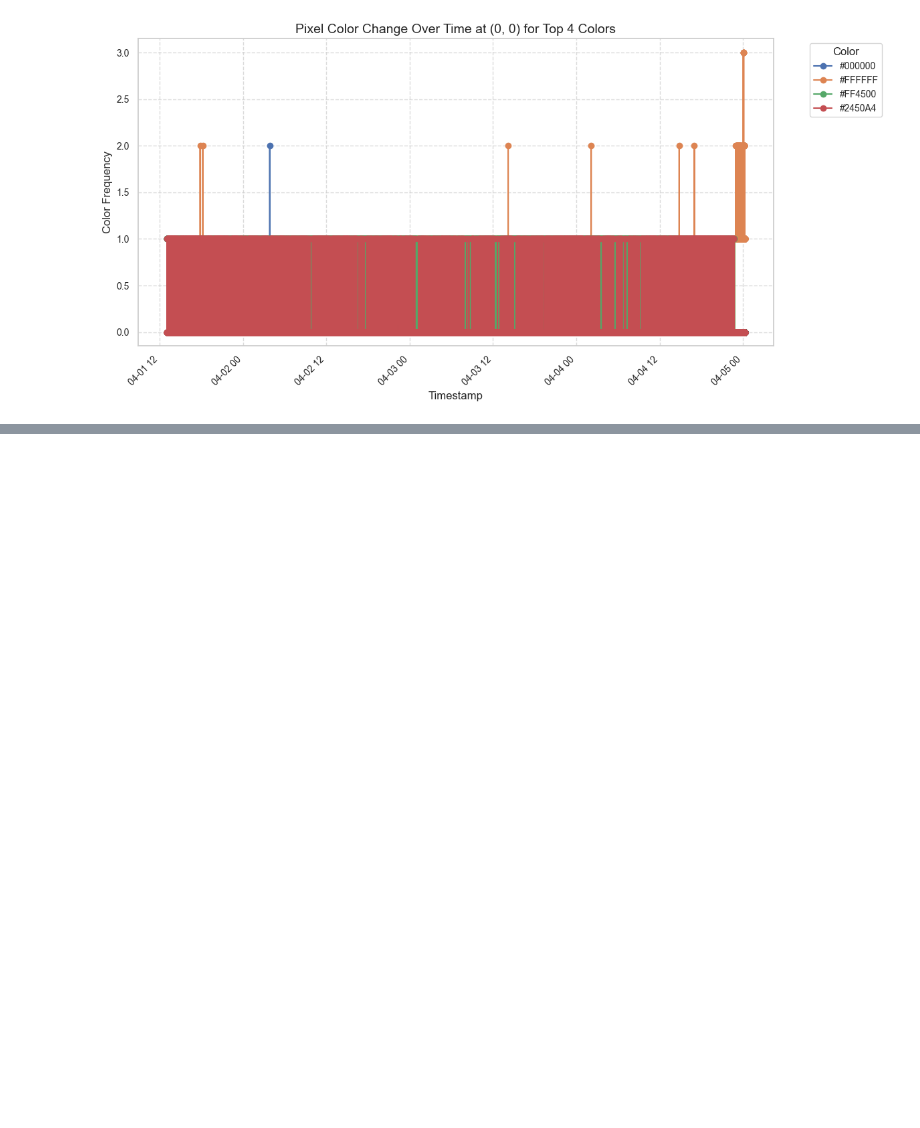
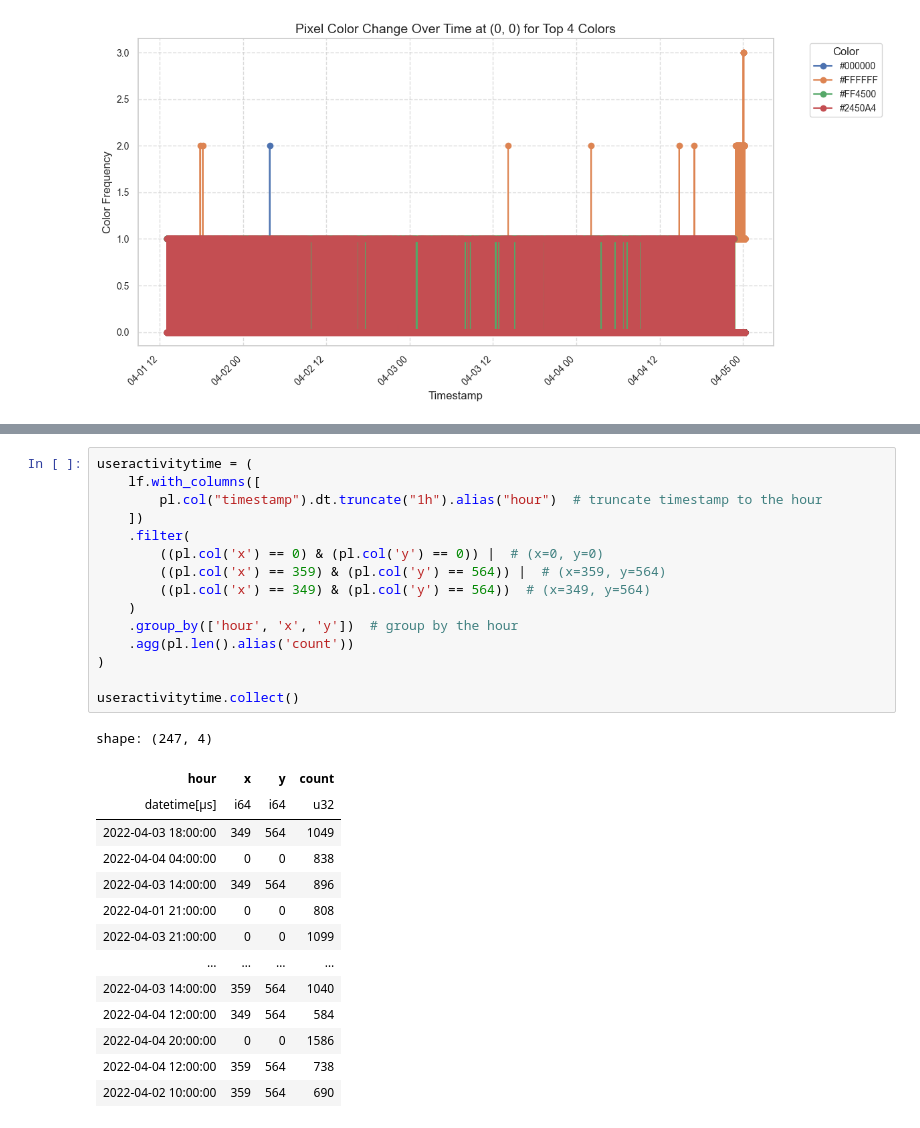
Before and after one commit to bchan42/csc369-analysis, a Jupyter notebook: week4/week_4_misc.ipynb, the cells around one changed output, grey strips where cells are left out. Saved outputs shown, nothing was run; the diff lists cells and outputs as text; blank space fills up the shorter version.

```diff
--- a/week4/week_4_misc.ipynb
+++ b/week4/week_4_misc.ipynb
@@ -902,0 +861,30 @@ SchemaError: invalid series dtype: expected `String`, got `datetime[μs]` for se
+# %%
+useractivitytime = (
+    lf.with_columns([
+        pl.col("timestamp").dt.truncate("1h").alias("hour")  # truncate timestamp to the hour
+    ])
+    .filter(
+        ((pl.col('x') == 0) & (pl.col('y') == 0)) |  # (x=0, y=0)
+        ((pl.col('x') == 359) & (pl.col('y') == 564)) |  # (x=359, y=564)
+        ((pl.col('x') == 349) & (pl.col('y') == 564))  # (x=349, y=564)
+    )
+    .group_by(['hour', 'x', 'y'])  # group by the hour
+    .agg(pl.len().alias('count'))
+)
+
+useractivitytime.collect()
+# %% [output]
+shape: (247, 4)
+| hour | x | y | count |
+| datetime[μs] | i64 | i64 | u32 |
+| 2022-04-03 18:00:00 | 349 | 564 | 1049 |
+| 2022-04-04 04:00:00 | 0 | 0 | 838 |
+| 2022-04-03 14:00:00 | 349 | 564 | 896 |
+| 2022-04-01 21:00:00 | 0 | 0 | 808 |
+| 2022-04-03 21:00:00 | 0 | 0 | 1099 |
+| … | … | … | … |
+| 2022-04-03 14:00:00 | 359 | 564 | 1040 |
+| 2022-04-04 12:00:00 | 349 | 564 | 584 |
+| 2022-04-04 20:00:00 | 0 | 0 | 1586 |
+| 2022-04-04 12:00:00 | 359 | 564 | 738 |
+| 2022-04-02 10:00:00 | 359 | 564 | 690 |
```
Also changed, not shown: parts of 10 cells of this notebook.
